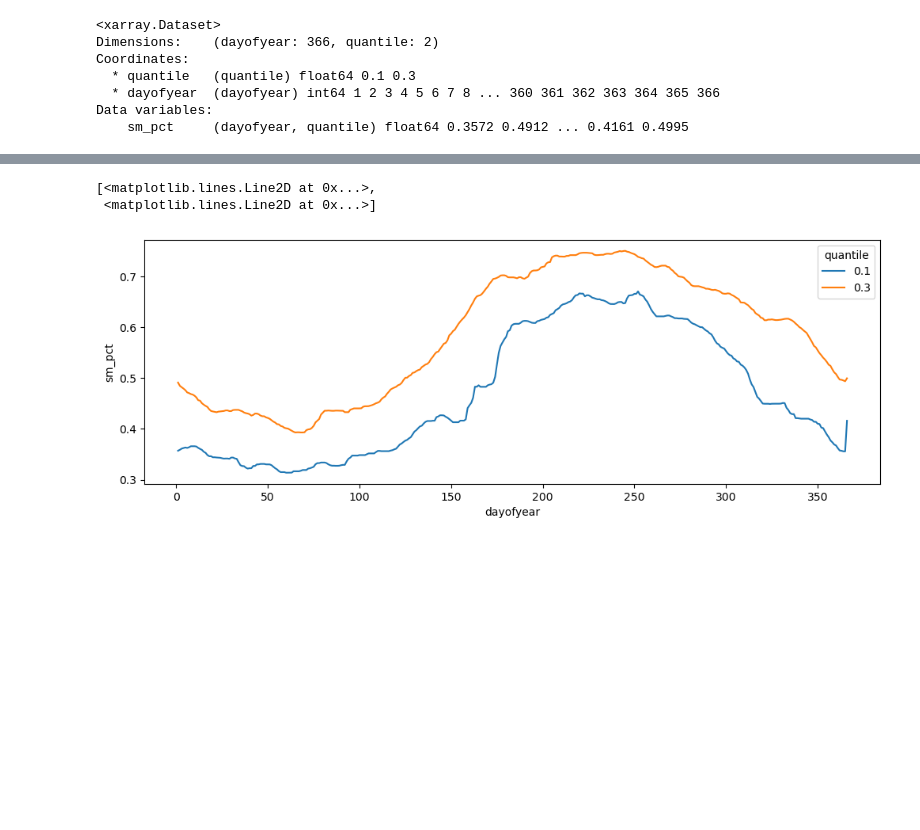
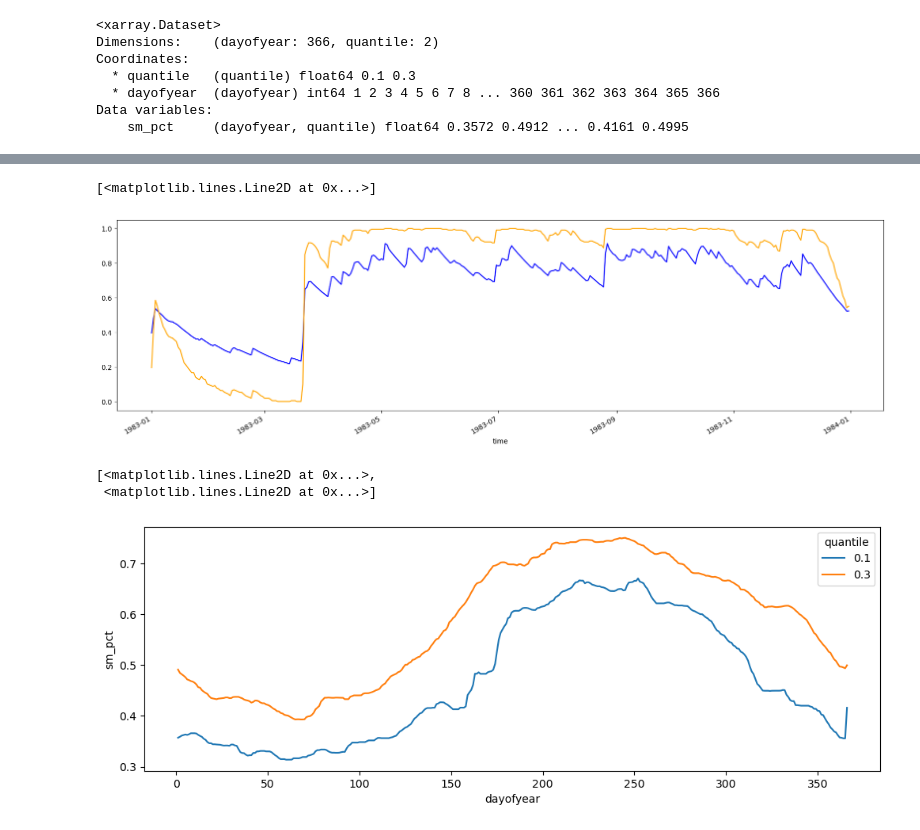
Before and after one commit to anjanadevanand/flash_drought, a Jupyter notebook: calc_soil_moisture_percentile.ipynb, the cells around one changed output, grey strips where cells are left out. Drawn from its saved outputs; the diff is of its cells as text; code cells hidden in the pictures; blank space fills up the shorter version.

```diff
--- a/calc_soil_moisture_percentile.ipynb
+++ b/calc_soil_moisture_percentile.ipynb
@@ -43,0 +184,19 @@ Data variables:
+# %%
+da_sm_6days_bef = da_sm.shift(time = -6)
+da_sm_3days_bef = da_sm.shift(time = -3)
+da_sm_6days_after = da_sm.shift(time = 6)
+da_sm_3days_after = da_sm.shift(time = 3)
+
+da_list = [da_sm_6days_bef, da_sm_3days_bef, da_sm, da_sm_3days_after, da_sm_6days_after]
+
+da_sm_withWindow = xr.concat(da_list, dim = 'window')
+doy_array = da_sm_withWindow['time.dayofyear']
+
+ecdf_fn_list = []
+
+for doy in range(1, 367):
+    da_sm_sel = da_sm_withWindow.where(doy_array == doy_sel)
+    da_sm_sel_nonNan = da_sm_sel['sm_pct'].values
+    da_sm_sel_nonNan = da_sm_sel_nonNan[~np.isnan(da_sm_sel_nonNan)]
+    ecdf = ECDF(da_sm_sel_nonNan)
+    ecdf_fn_list.append(ecdf)
@@ -43,0 +207,15 @@ Data variables:
+# %%
+# coverting soil mositure to percentiles
+
+year_sel = '1983'
+da_sm_sel = da_sm.sel(time = slice(year_sel, year_sel))
+
+sm_perc_list = []
+for doy, perc_fn in zip(da_sm_sel['time.dayofyear'].values, ecdf_fn_list):
+    da_temp = da_sm_sel['sm_pct'].where(da_sm_sel['time.dayofyear'] == doy)
+    temp_array = da_temp.values
+    temp_array = temp_array[~np.isnan(temp_array)]
+    print(temp_array)
+
+    sm_perc = perc_fn(temp_array)
+    sm_perc_list.append(sm_perc)
@@ -43,0 +240,4 @@ Data variables:
+# %%
+sm_perc_list2 = []
+for i in sm_perc_list:
+    sm_perc_list2.append(i[0])
@@ -43,0 +284,2 @@ Data variables:
+# %%
+da_sm_asPerc = xr.DataArray(sm_perc_list2, dims = ['time'], coords = {'time': da_sm_sel.time.values})
@@ -44,3 +306,9 @@ Data variables:
+# %%
+da_sm_sel['sm_pct'].plot(size = 5, aspect = 4, color = 'blue')
+da_sm_asPerc.plot(color = 'orange')
+# %% [output]
+[<matplotlib.lines.Line2D at 0x...>]
+[figure, added]
 # %%
 # quick plot of the calculated quantiles
 ds_sm_pct_perc['sm_pct'].plot(size = 4, aspect = 3, hue = 'quantile')
```
Also changed, not shown: parts of 21 cells of this notebook.
